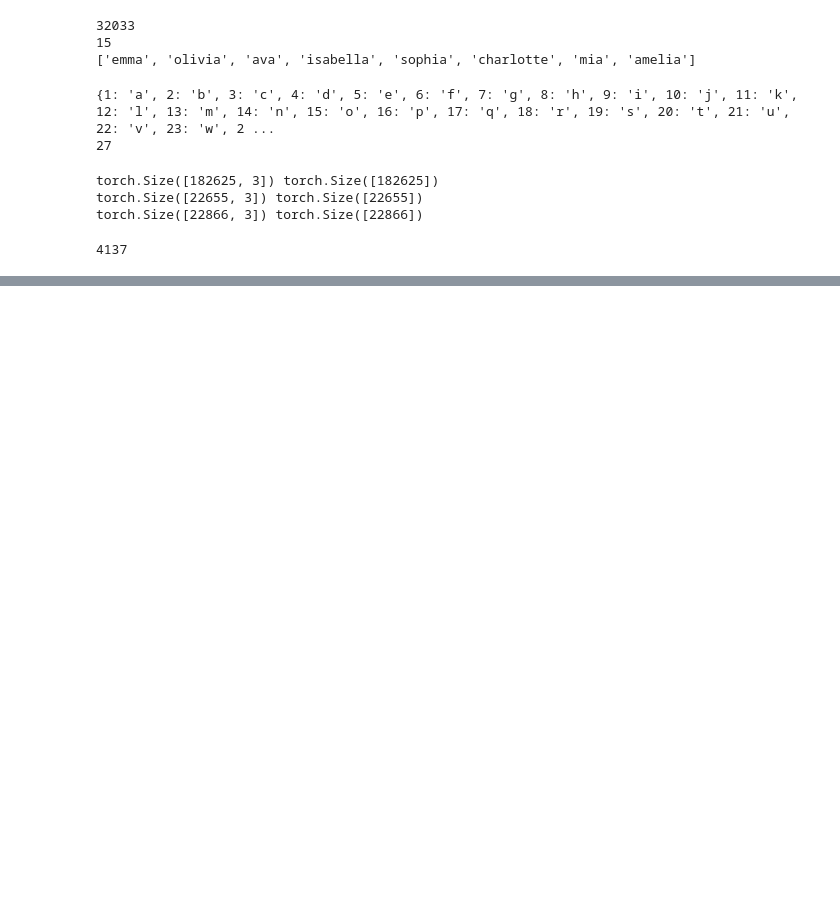
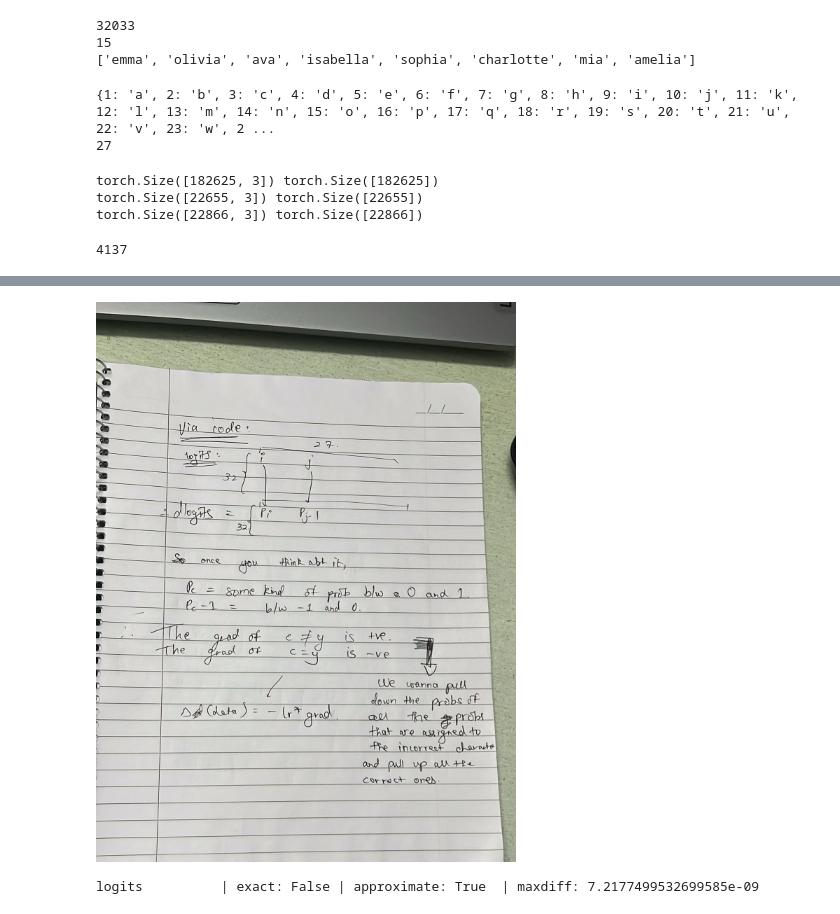
Before and after one commit to Rmehta-sudo/makemore-lecs, a Jupyter notebook: lec-5-makemore-4/exercise-nb-build_makemore_backprop_ninja.ipynb, the cells around one changed output, grey strips where cells are left out. Cells and saved outputs as stored; diff of their text form; code cells hidden in the pictures; blank space fills up the shorter version.

```diff
--- a/lec-5-makemore-4/exercise-nb-build_makemore_backprop_ninja.ipynb
+++ b/lec-5-makemore-4/exercise-nb-build_makemore_backprop_ninja.ipynb
@@ -251,12 +322,30 @@ print(loss_fast.item(), 'diff:', (loss_fast - loss).item())
+# %%
+from IPython import display
+display.Image("loss-derivative-2.jpeg")
+# %% [output]
+[figure, added]
 # %%
 # backward pass
 
 # -----------------
 # YOUR CODE HERE :)
 dlogits = None # TODO. my solution is 3 lines
+dlogits = torch.zeros_like(logits)
+for out in range(logits.shape[0]):
+    for char in range(logits.shape[1]):
+        Pc = logits[out][char].exp() / logits[out].exp().sum(0)
+        if char == Yb[out]:
+            dlogits[out][char] = Pc - 1
+        else:
+            dlogits[out][char] = Pc
+
+# there is an avergae loss , we took only one example in the calculation , so we gotta divide by n (batch size)
+dlogits /= logits.shape[0]
 # -----------------
 
-#cmp('logits', dlogits, logits) # I can only get approximate to be true, my maxdiff is 6e-9
+cmp('logits', dlogits, logits) # I can only get approximate to be true, my maxdiff is 6e-9
+# %% [output]
+logits          | exact: False | approximate: True  | maxdiff: 7.2177499532699585e-09
 # %%
 # Exercise 3: backprop through batchnorm but all in one go
 # to complete this challenge look at the mathematical expression of the output of batchnorm,
```
Also changed, not shown: parts of 11 cells of this notebook, 5 other files.
